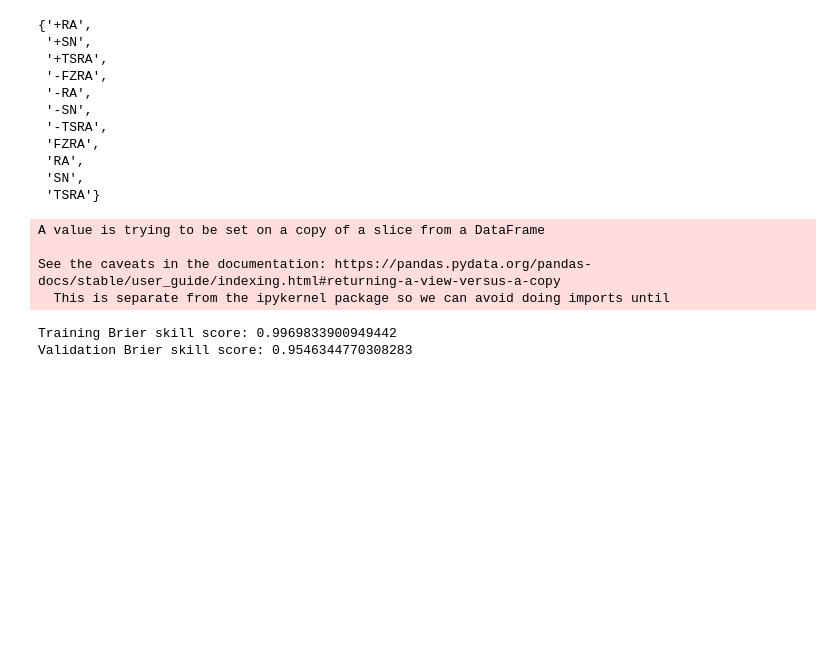
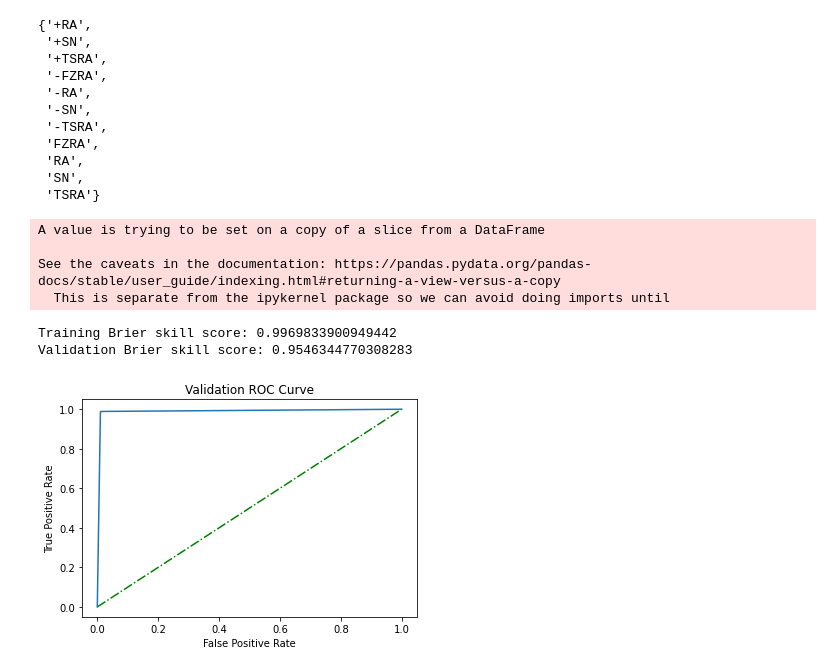
Before and after one commit to rmiller34/ATMS-597-Project-5, a Jupyter notebook: Tree_Project_5_Final.ipynb, the cells around one changed output. Drawn from its saved outputs; the diff is of its cells as text; code cells hidden in the pictures; blank space fills up the shorter version.

```diff
--- a/Tree_Project_5_Final.ipynb
+++ b/Tree_Project_5_Final.ipynb
@@ -128,5 +128,16 @@ print('Validation Brier skill score: ' + str(bsscore_valid))
 # %% [output]
 Training Brier skill score: 0.9969833900949442
 Validation Brier skill score: 0.9546344770308283
+# %%
+false_pos_rate, true_pos_rate, thresholds = roc_curve(valid_y, valid_prob[:,1])
+
+plt.plot([0, 1], [0, 1], linestyle='-.', color='g')
+plt.plot(false_pos_rate, true_pos_rate)
+plt.title('Validation ROC Curve')
+plt.xlabel('False Positive Rate')
+plt.ylabel('True Positive Rate')
+plt.show()
+# %% [output]
+[figure, added]
 # %%
 }
```
